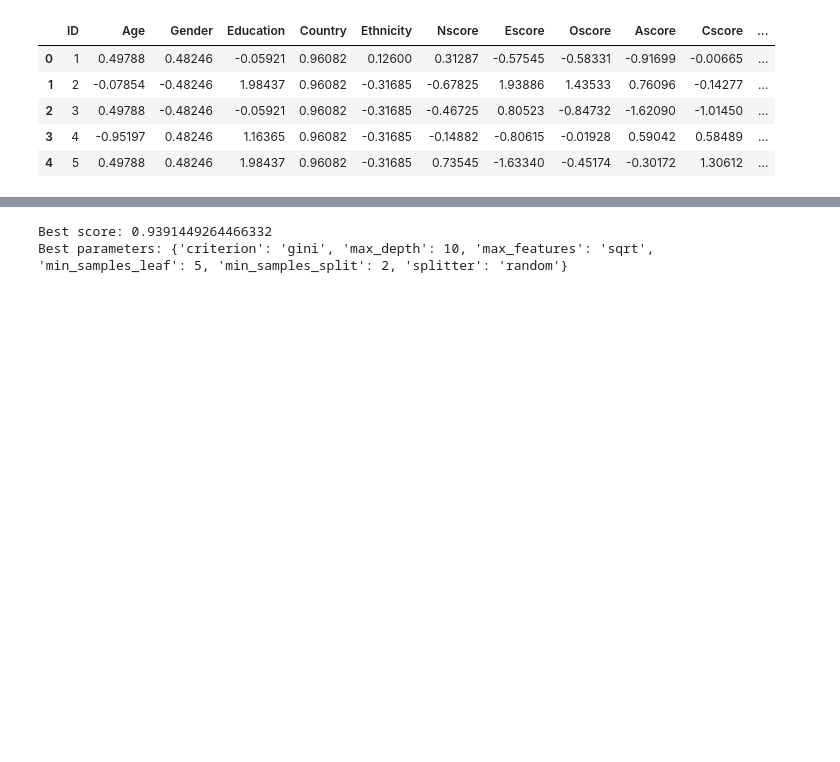
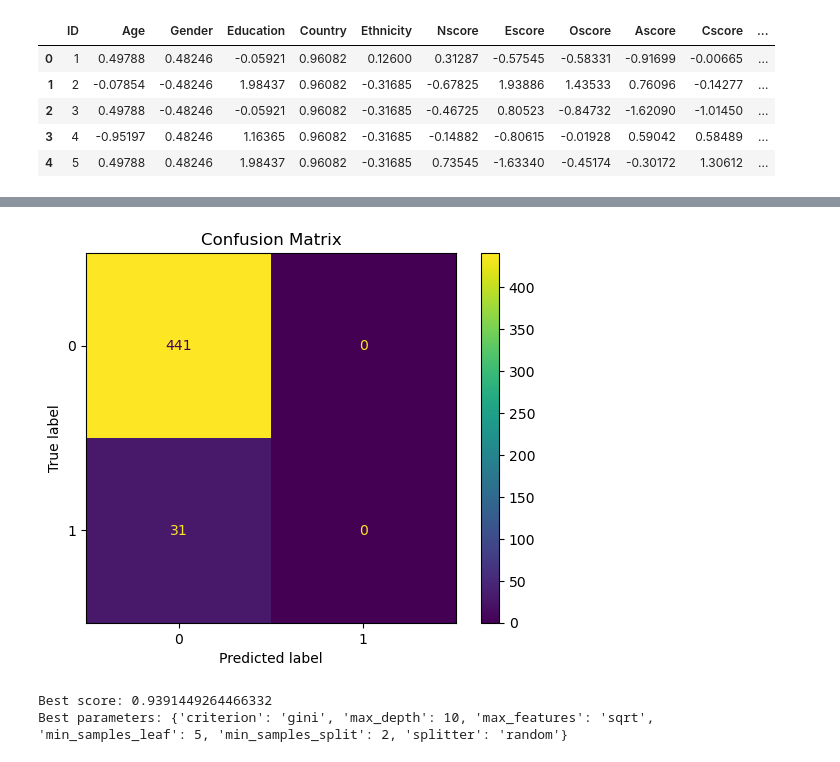
Before and after one commit to joanamaia03/IART-Drugs, a Jupyter notebook: drug_consumption.ipynb, the cells around one changed output, grey strips where cells are left out. Cells and saved outputs as stored; diff of their text form; code cells hidden in the pictures; blank space fills up the shorter version.

Commit message:
graphics done

```diff
--- a/drug_consumption.ipynb
+++ b/drug_consumption.ipynb
@@ -192,23 +198,38 @@ k_fold = KFold(5);
 # %%
 from sklearn.tree import DecisionTreeClassifier
 
 decision_tree_classifier = DecisionTreeClassifier(random_state=0)
 
 parameter_grid = {'criterion': ['gini', 'entropy', 'log_loss'],
                   'splitter': ['best', 'random'],
                   'max_depth': [None, 2, 3, 4, 5, 10, 15],
                   'min_samples_split': [2, 3, 5, 10, 15, 20, 25],
                   'min_samples_leaf': [3, 4, 5, 10, 15],
                   'max_features': [None, 'sqrt', 'log2']}
 
 grid_search = GridSearchCV(decision_tree_classifier, parameter_grid, cv=k_fold)
 
+starting_time = time.perf_counter()
 grid_search.fit(training_inputs, training_classes)
+ending_time = time.perf_counter()
+training_time_dt = (ending_time - starting_time)
+
+starting_time = time.perf_counter()
+prediction = grid_search.predict(testing_inputs)
+ending_time = time.perf_counter()
+prediction_time_dt = (ending_time - starting_time)
+
+confusion_matrix = metrics.confusion_matrix(testing_classes, prediction)
+matrix_display = metrics.ConfusionMatrixDisplay(confusion_matrix = confusion_matrix, display_labels = [0, 1])
+matrix_display.plot()
+plt.title('Confusion Matrix')
+plt.show()
 
 print('Best score: {}'.format(grid_search.best_score_))
 print('Best parameters: {}'.format(grid_search.best_params_))
 best_decision_tree_estimator = grid_search.best_estimator_
 # %% [output]
+[figure, added]
 Best score: 0.9391449264466332
 Best parameters: {'criterion': 'gini', 'max_depth': 10, 'max_features': 'sqrt', 'min_samples_leaf': 5, 'min_samples_split': 2, 'splitter': 'random'}
 # %%
```
Also changed, not shown: parts of 6 cells of this notebook.
